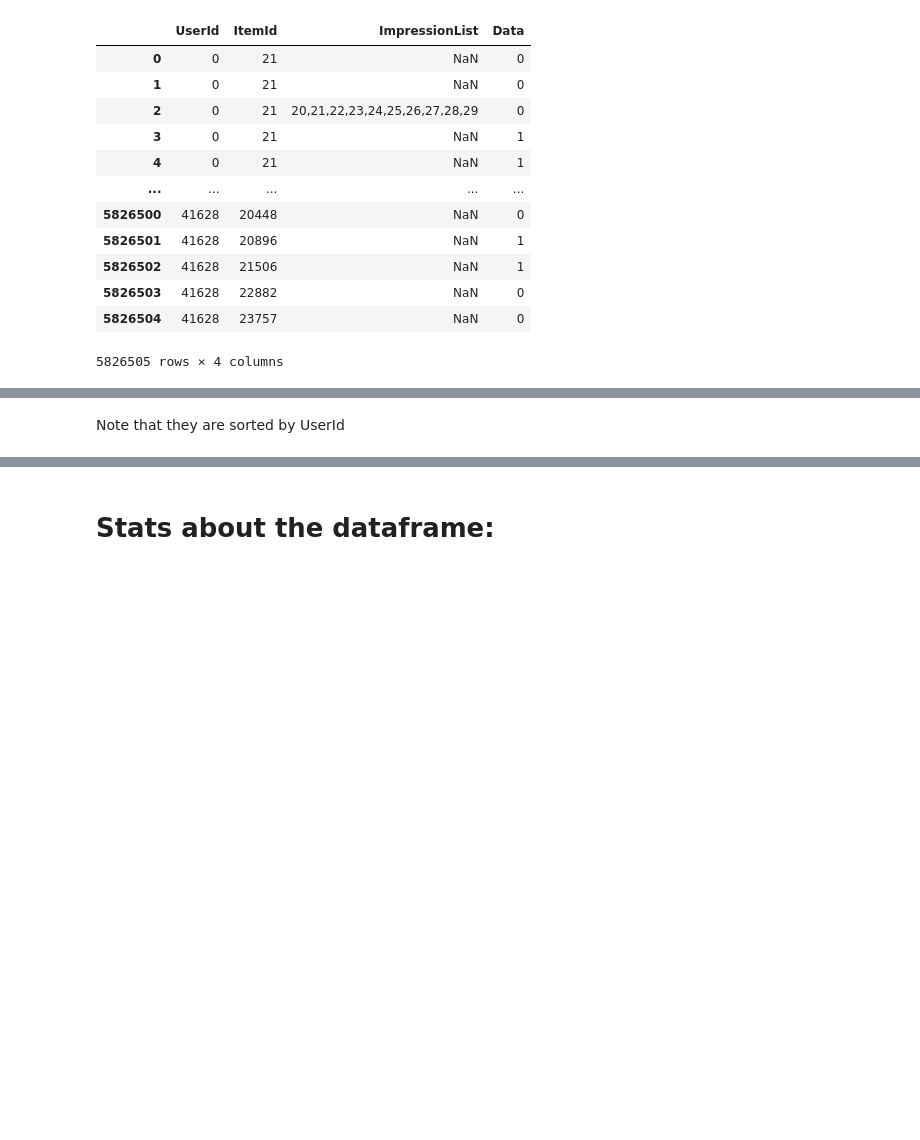
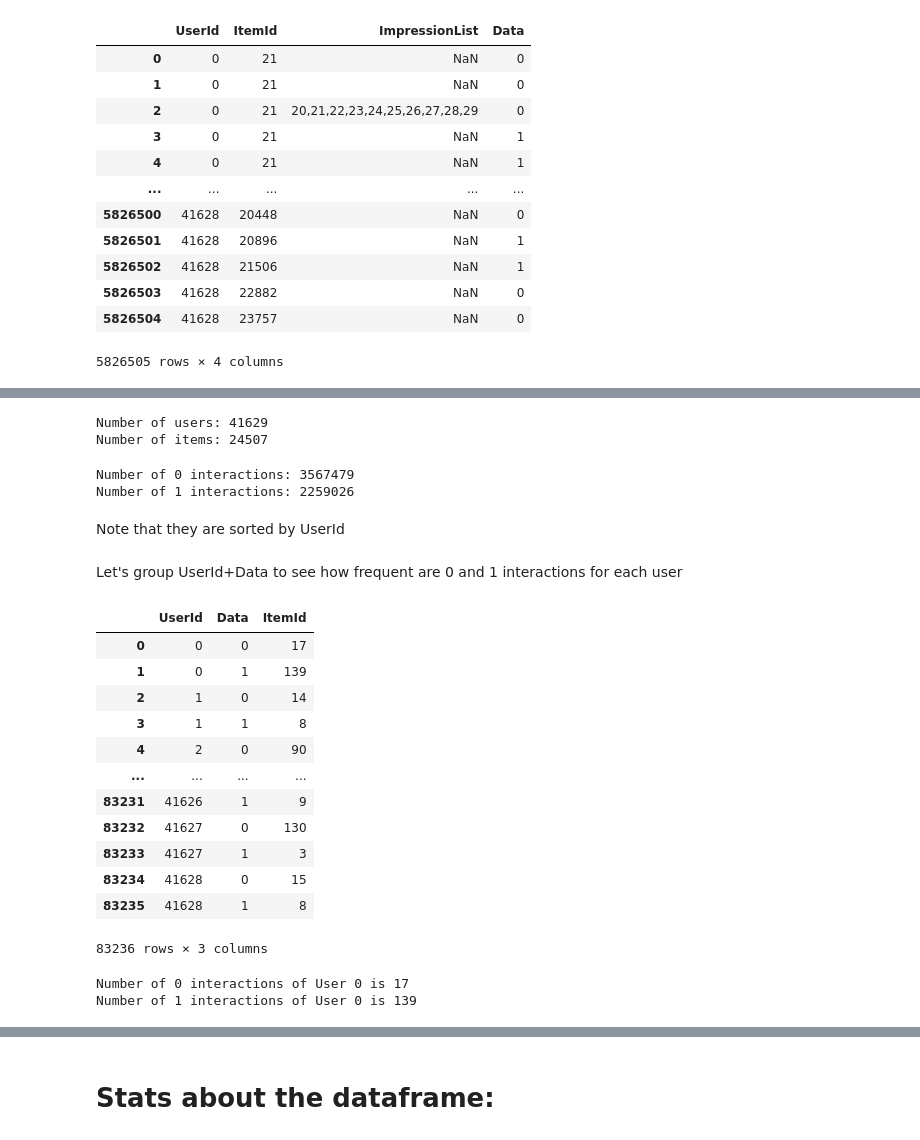
Before and after one commit to Benedart/RecSys-2022-Challenge-Polimi, a Jupyter notebook: challenge_notebooks/Data_Loading_and_Data_Visualization (Interactions and Impressions).ipynb, the cells around one changed output, grey strips where cells are left out. Drawn from its saved outputs; the diff is of its cells as text; code cells hidden in the pictures; blank space fills up the shorter version.

```diff
--- a/challenge_notebooks/Data_Loading_and_Data_Visualization (Interactions and Impressions).ipynb
+++ b/challenge_notebooks/Data_Loading_and_Data_Visualization (Interactions and Impressions).ipynb
@@ -36,2 +56,16 @@ Interactions_and_Impressions
+# %%
+userId_unique = Interactions_and_Impressions["UserId"].unique()
+itemId_unique = Interactions_and_Impressions["ItemId"].unique()
+print("Number of users: {}".format(len(userId_unique)))
+print("Number of items: {}".format(len(itemId_unique)))
+# %% [output]
+Number of users: 41629
+Number of items: 24507
+# %%
+print("Number of 0 interactions: {}".format(len(Interactions_and_Impressions[Interactions_and_Impressions['Data'] == 0])))
+print("Number of 1 interactions: {}".format(len(Interactions_and_Impressions[Interactions_and_Impressions['Data'] == 1])))
+# %% [output]
+Number of 0 interactions: 3567479
+Number of 1 interactions: 2259026
 # %% [markdown]
 Note that they are sorted by UserId
@@ -40,0 +72,26 @@ itemId_unique = Interactions_and_Impressions["ItemId"].unique()
+# %% [markdown]
+Let's group UserId+Data to see how frequent are 0 and 1 interactions for each user
+# %%
+Group_byType = Interactions_and_Impressions.drop(['ImpressionList'], axis=1)
+Group_byType = Group_byType.groupby(['UserId', 'Data'], as_index=False).count()
+Group_byType
+# %% [output]
+|  | UserId | Data | ItemId |
+| 0 | 0 | 0 | 17 |
+| 1 | 0 | 1 | 139 |
+| 2 | 1 | 0 | 14 |
+| 3 | 1 | 1 | 8 |
+| 4 | 2 | 0 | 90 |
+| ... | ... | ... | ... |
+| 83231 | 41626 | 1 | 9 |
+| 83232 | 41627 | 0 | 130 |
+| 83233 | 41627 | 1 | 3 |
+| 83234 | 41628 | 0 | 15 |
+| 83235 | 41628 | 1 | 8 |
+83236 rows × 3 columns
+# %%
+print('Number of 0 interactions of User 0 is {}'.format(len(Interactions_and_Impressions[(Interactions_and_Impressions['Data'] == 0) & (Interactions_and_Impressions['UserId'] == 0)])))
+print('Number of 1 interactions of User 0 is {}'.format(len(Interactions_and_Impressions[(Interactions_and_Impressions['Data'] == 1) & (Interactions_and_Impressions['UserId'] == 0)])))
+# %% [output]
+Number of 0 interactions of User 0 is 17
+Number of 1 interactions of User 0 is 139
```
Also changed, not shown: parts of 27 cells of this notebook, 1 other file.
